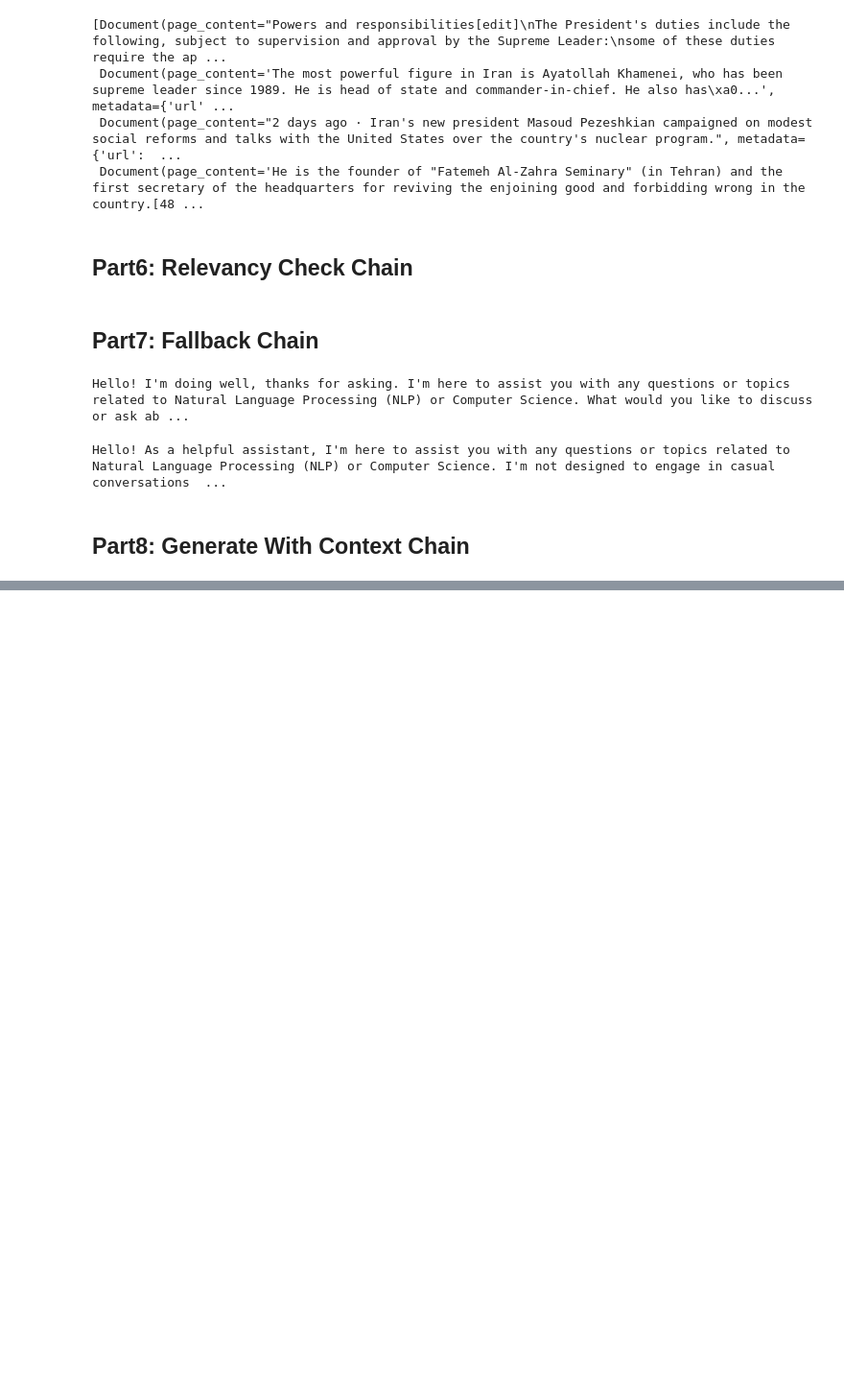
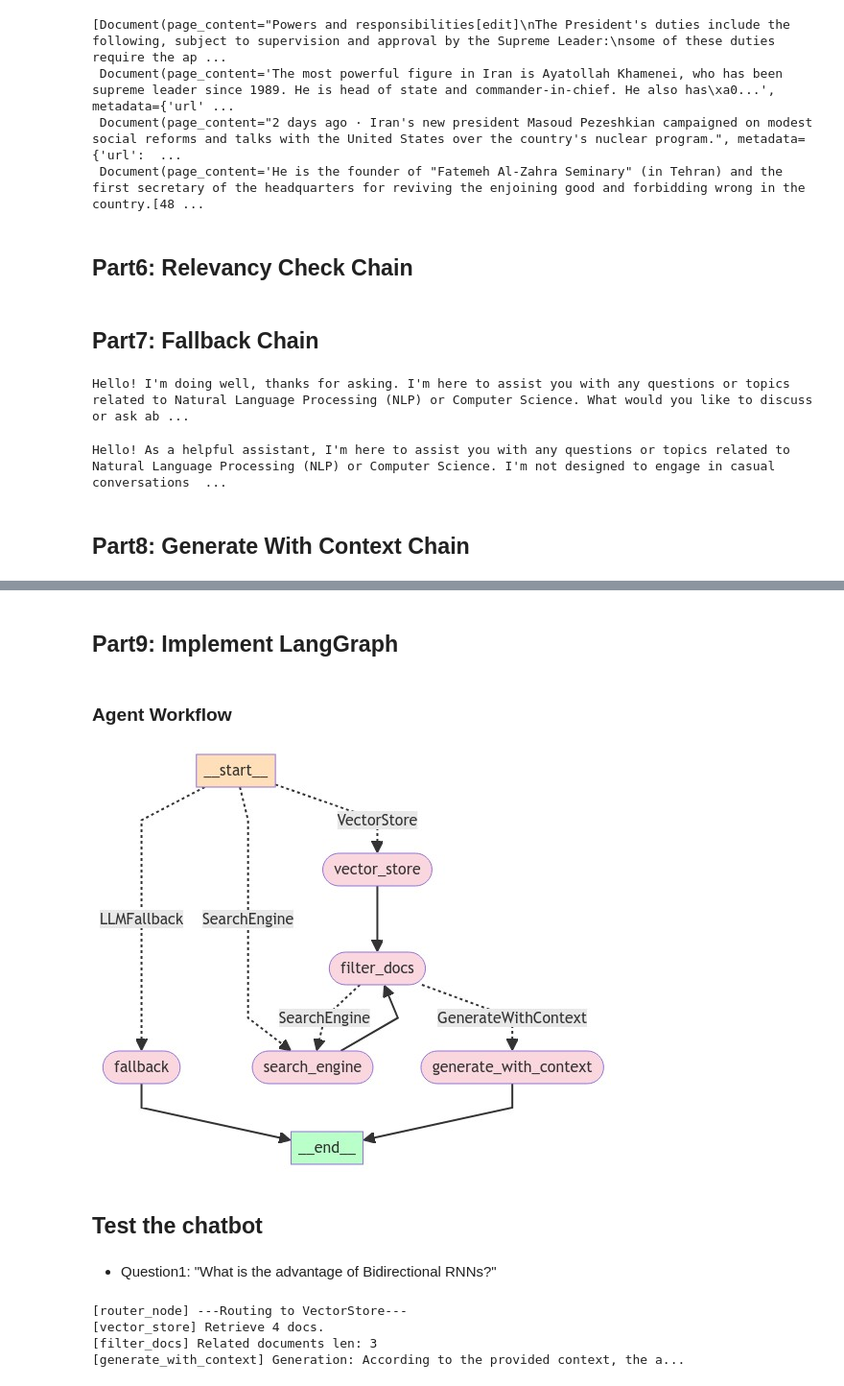
Before and after one commit to m-salmani78/jurafsky-chatbot, a Jupyter notebook: NLP_CA6.ipynb, the cells around one changed output, grey strips where cells are left out. Shown: that part at 96% size. Cells and saved outputs as stored; diff of their text form; code cells hidden in the pictures; blank space fills up the shorter version.

Commit message:
complete the workflow

```diff
--- a/NLP_CA6.ipynb
+++ b/NLP_CA6.ipynb
@@ -292,11 +306,6 @@ client.search("Who is the president of Iran?", search_depth="advanced")
 # %% [markdown]
 ### Implement Search Engine Chain
 # %%
-from tavily import TavilyClient
-from langchain_core.documents.base import Document
-from langchain.chains.base import Chain
-
-
 class SearchEngineChain:
     def __init__(self, api_key):
         self.client = TavilyClient(api_key=api_key)
@@ -318,4 +327,9 @@ class SearchEngineChain:
             document = Document(page_content=content, metadata={"url": url}) #TODO: source
             documents.append(document)
         return documents
+
+    def invoke(self, input: str):
+        return self.__call__(query=input)
+
+search_engine_chain = SearchEngineChain(api_key=os.environ['TAVILY_API_KEY'])
 # %%
@@ -418,11 +430,19 @@ Hello! As a helpful assistant, I'm here to assist you with any questions or topi
 # %%
 generate_with_context_prompt = ChatPromptTemplate.from_template(
     template=(
-        "You are a knowledgeable assistant. Answer the user's query based solely on the given context. "
-        "If the context does not provide enough information to answer the query, acknowledge the limitation and do not provide information based on external knowledge."
-        "\n\nContext: {context}\n\n"
+        "You are a knowledgeable assistant. Answer the user's query based solely on the given context "
+        "from the book 'Speech and Language Processing' by Dan Jurafsky"
+        "If the context does not provide enough information to answer the query, acknowledge the limitation and do not provide information based on external knowledge.\n\n"
+        "Context: {context}\n\n"
         "Query: {query}"
     )
 )
 
+# generate_with_context_chain = generate_with_context_prompt | generative_llm | StrOutputParser()
 generate_with_context_chain = generate_with_context_prompt | llm | StrOutputParser()
+# %%
+query = sample_queries[0]
+context = ensemble_retriever.get_relevant_documents(query)
+response = generate_with_context_chain.invoke({"query": query, "context": context})
+
+Markdown(response)
@@ -428,0 +451,2 @@ generate_with_context_chain = generate_with_context_prompt | llm | StrOutputPars
+# %% [markdown]
+## Part9: Implement LangGraph
@@ -428,0 +552,2 @@ generate_with_context_chain = generate_with_context_prompt | llm | StrOutputPars
+# %% [markdown]
+### Agent Workflow
@@ -428,0 +592,26 @@ generate_with_context_chain = generate_with_context_prompt | llm | StrOutputPars
+# %%
+app = workflow.compile(debug=False)
+plot = app.get_graph().draw_mermaid_png()
+
+with open("plot.png", "wb") as fp:
+    fp.write(plot)
+# %%
+from io import BytesIO
+from PIL import Image
+from IPython.display import display
+
+img = Image.open(BytesIO(plot))
+display(img)
+# %% [output]
+[figure, added]
+# %% [markdown]
+## Test the chatbot
+# %% [markdown]
+* Question1: "What is the advantage of Bidirectional RNNs?"
+# %%
+response = app.invoke({"query": sample_queries[0]})
+# %% [output]
+[router_node] ---Routing to VectorStore---
+[vector_store] Retrieve 4 docs.
+[filter_docs] Related documents len: 3
+[generate_with_context] Generation: According to the provided context, the a...
```
Also changed, not shown: parts of 25 cells of this notebook, 1 other file.
